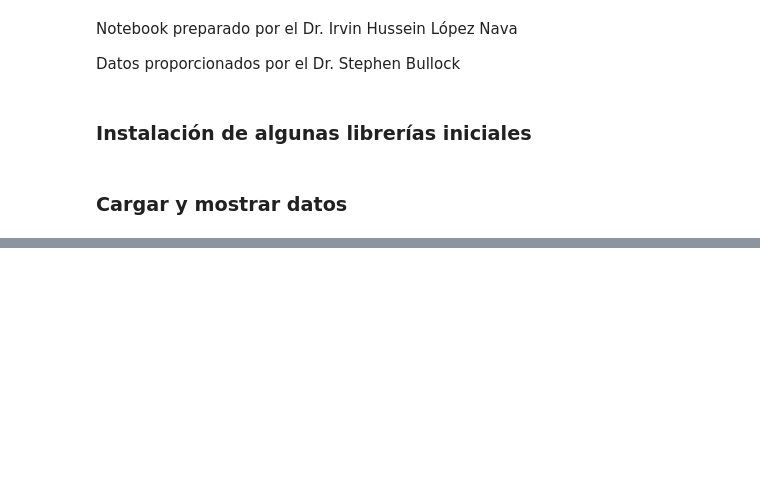
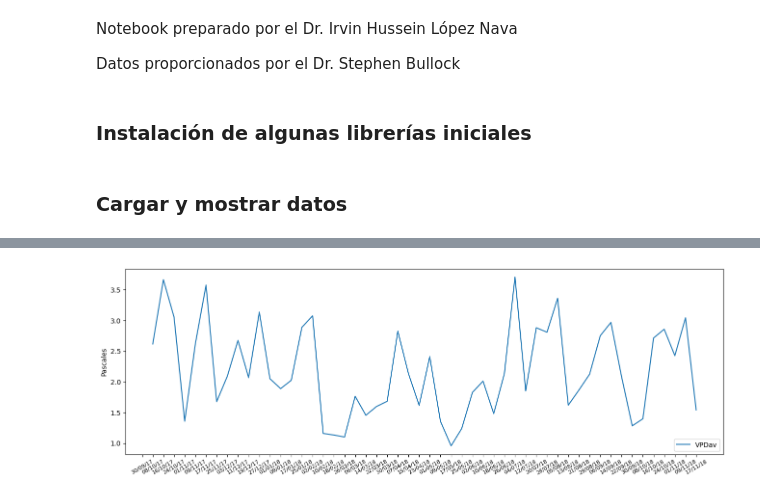
Before and after one commit to husseinlopez/biologia, a Jupyter notebook: data_analysis.ipynb, the cells around one changed output, grey strips where cells are left out. Drawn from its saved outputs; the diff is of its cells as text; code cells hidden in the pictures; blank space fills up the shorter version.

```diff
--- a/data_analysis.ipynb
+++ b/data_analysis.ipynb
@@ -36,0 +75,12 @@ print(df.head())
+# %%
+# Se define el tamaño del gráfico
+fig = plt.subplots(figsize=(16, 5))
+
+# Se grafica la déficit de presión
+plt.plot(df['Date'], df['4 VPDav'])
+# Parámetros adicionales para la gráficas
+plt.legend(["VPDav"], loc ="lower right")
+plt.ylabel('Pascales')
+plt.xticks(rotation=30, fontsize=8);
+# %% [output]
+[figure, added]
```
Also changed, not shown: parts of 20 cells of this notebook.
